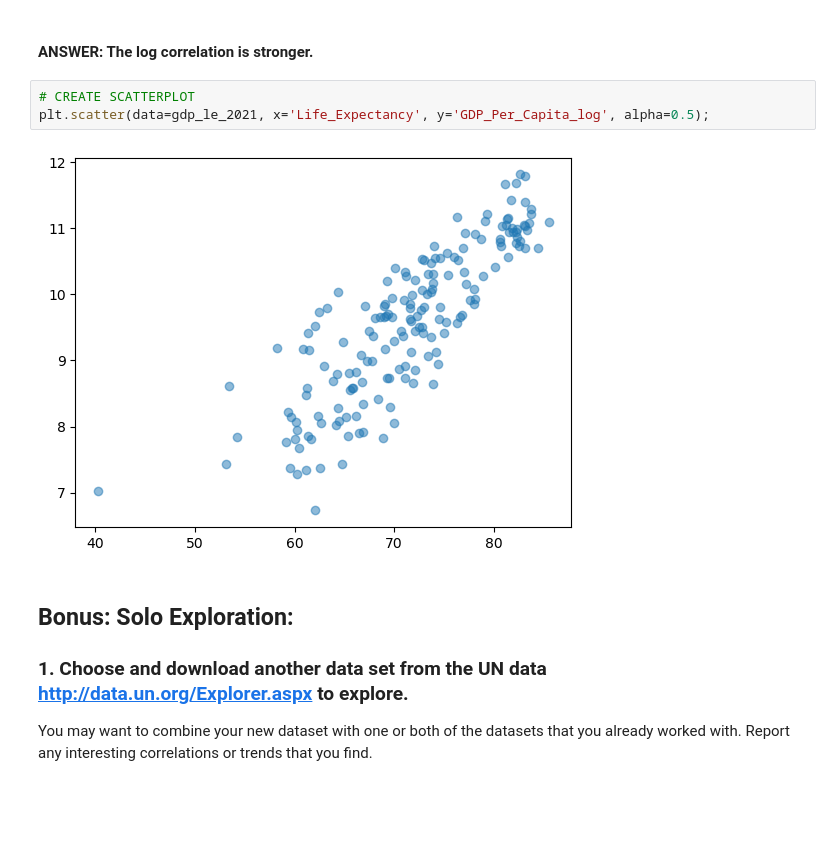
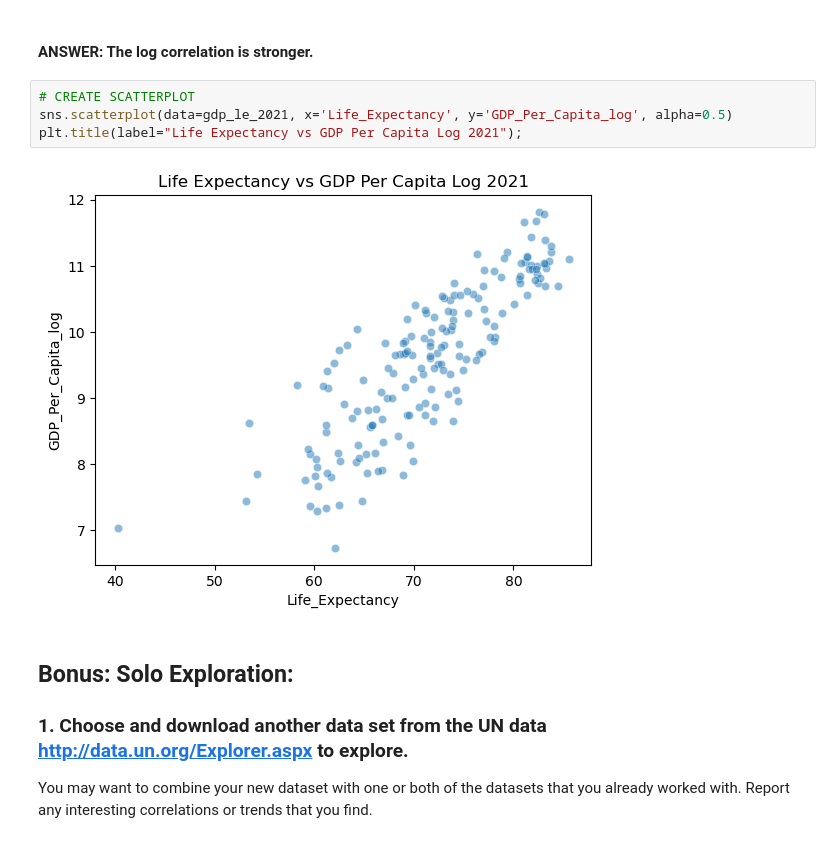
Before and after one commit to nss-data-science-cohort-9/un-exploration-shannequin, a Jupyter notebook: notebooks/UN_Data_Exploration.ipynb, the cells around one changed output. Cells and saved outputs as stored; diff of their text form; blank space fills up the shorter version.

```diff
--- a/notebooks/UN_Data_Exploration.ipynb
+++ b/notebooks/UN_Data_Exploration.ipynb
@@ -526,9 +526,10 @@ gdp_le_2021[['GDP_Per_Capita', 'Life_Expectancy', 'GDP_Per_Capita_log']].corr()
 #### ANSWER: The log correlation is stronger.
 # %%
 # CREATE SCATTERPLOT
-plt.scatter(data=gdp_le_2021, x='Life_Expectancy', y='GDP_Per_Capita_log', alpha=0.5);
+sns.scatterplot(data=gdp_le_2021, x='Life_Expectancy', y='GDP_Per_Capita_log', alpha=0.5)
+plt.title(label="Life Expectancy vs GDP Per Capita Log 2021");
 # %% [output]
-[figure, old version]
+[figure, new version]
 # %% [markdown]
 ## Bonus: Solo Exploration:
 ### 1. Choose and download another data set from the UN data http://data.un.org/Explorer.aspx to explore.
```
